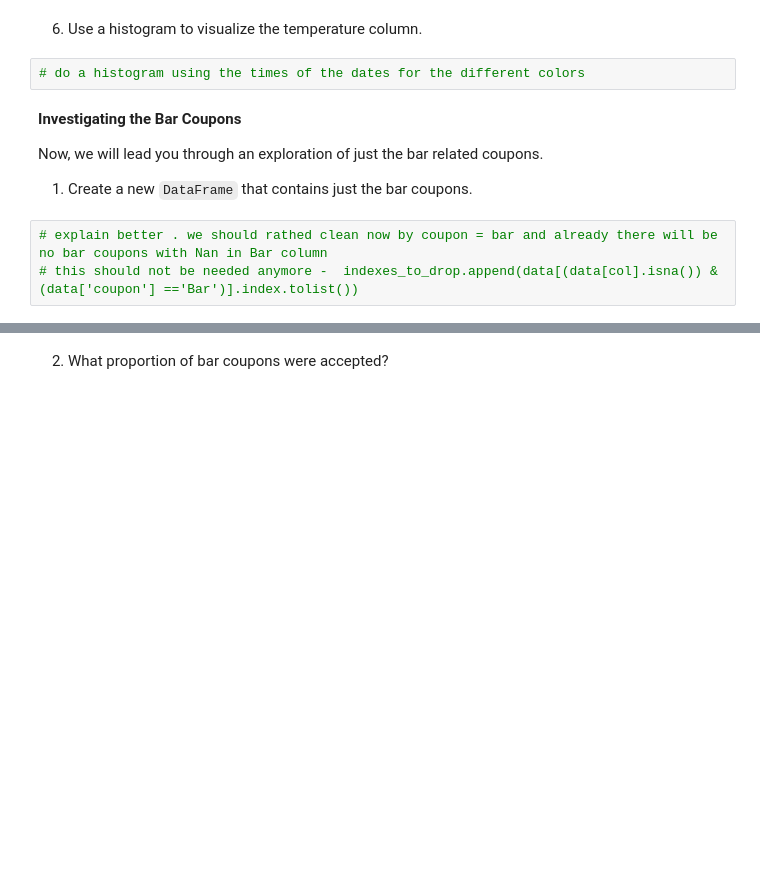
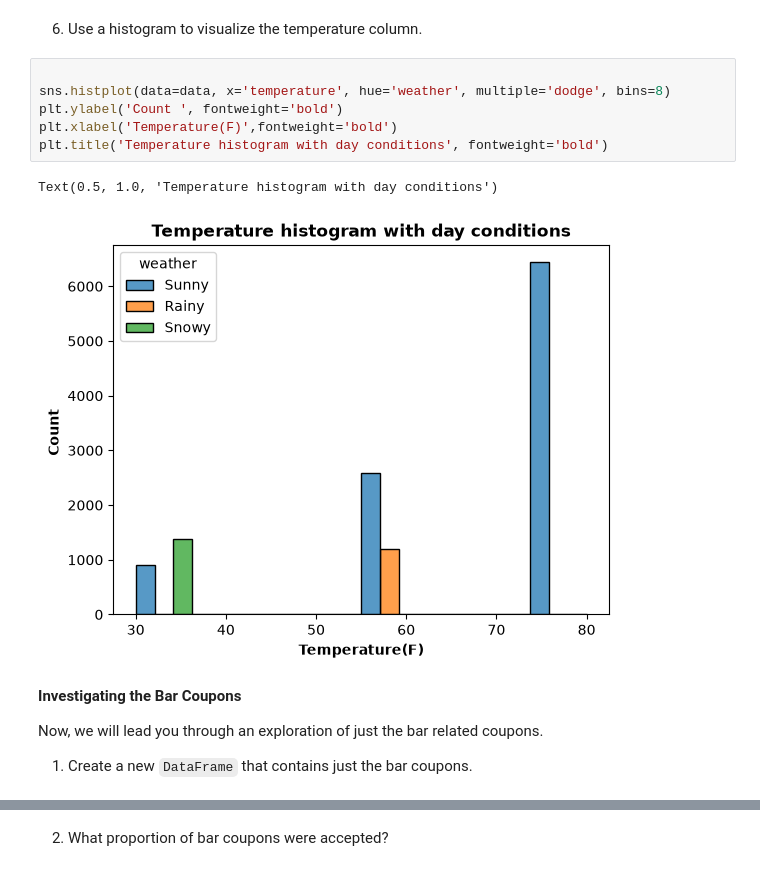
Before and after one commit to jonasmayor/Coupons_Research_Data, a Jupyter notebook: prompt.ipynb, the cells around one changed output, grey strips where cells are left out. Saved outputs shown, nothing was run; the diff lists cells and outputs as text; blank space fills up the shorter version.

```diff
--- a/prompt.ipynb
+++ b/prompt.ipynb
@@ -224,13 +301,17 @@ need to find relevant columns to crosstab or find good findings to plot this one
 # %% [markdown]
 6. Use a histogram to visualize the temperature column.
-# %%
-# do a histogram using the times of the dates for the different colors
+# %%
+
+sns.histplot(data=data, x='temperature', hue='weather', multiple='dodge', bins=8)
+plt.ylabel('Count ', fontweight='bold')
+plt.xlabel('Temperature(F)',fontweight='bold')
+plt.title('Temperature histogram with day conditions', fontweight='bold')
+# %% [output]
+Text(0.5, 1.0, 'Temperature histogram with day conditions')
+[figure, added]
 # %% [markdown]
 **Investigating the Bar Coupons**
 
 Now, we will lead you through an exploration of just the bar related coupons.
 
 1. Create a new `DataFrame` that contains just the bar coupons.
-# %%
-# explain better . we should rathed clean now by coupon = bar and already there will be no bar coupons with Nan in Bar column
-# this should not be needed anymore -  indexes_to_drop.append(data[(data[col].isna()) & (data['coupon'] =='Bar')].index.tolist())
```
Also changed, not shown: parts of 5 cells of this notebook.
